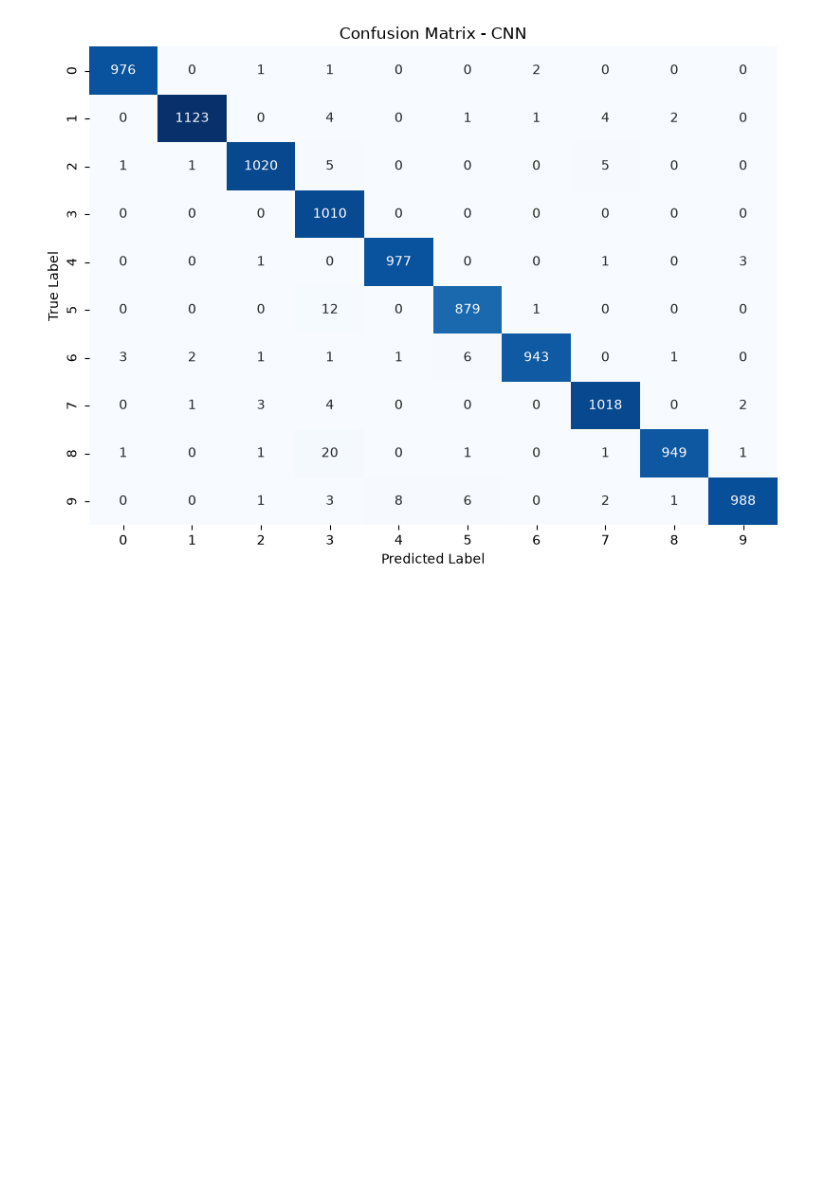
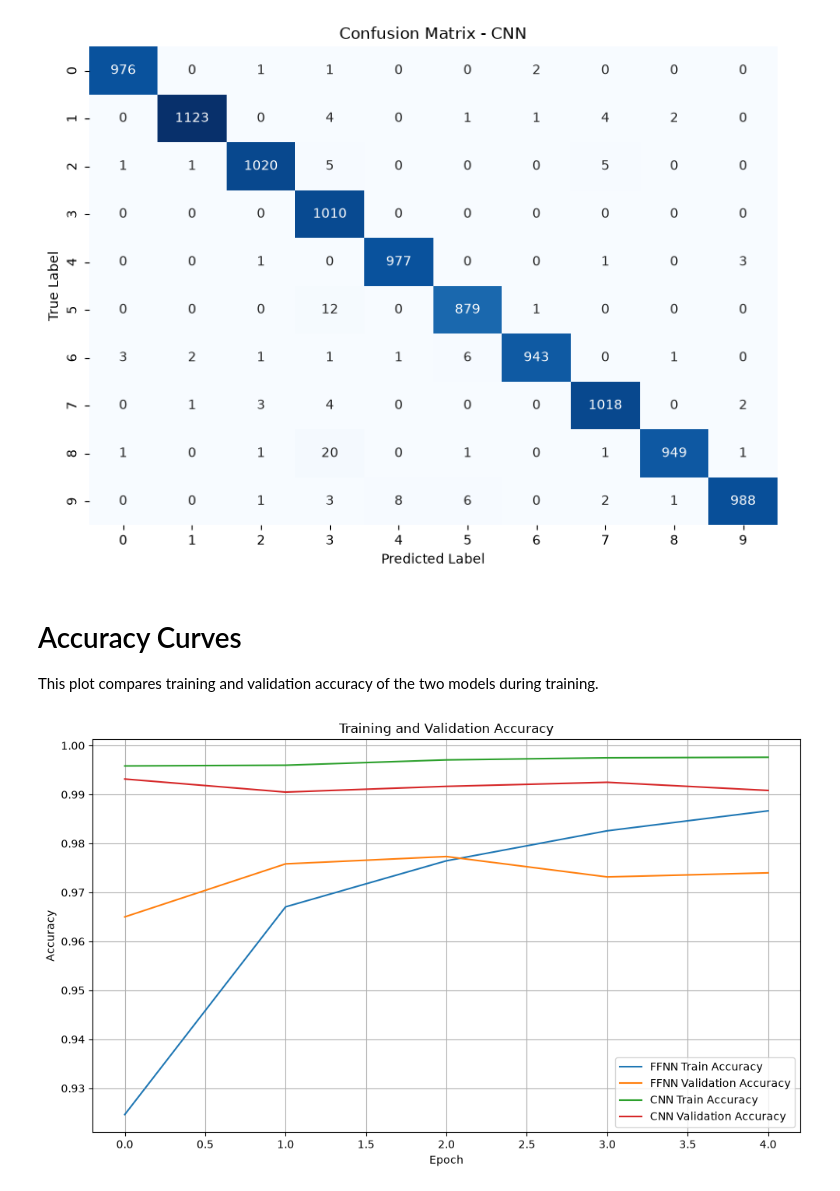
Before and after one commit to misshosseini/mini-deep-learning-experiment, a Jupyter notebook: mnist_ffnn_vs_cnn.ipynb, the cells around one changed output. Saved outputs shown, nothing was run; the diff lists cells and outputs as text; code cells hidden in the pictures; blank space fills up the shorter version.

Commit message:
Accuracy Curves

```diff
--- a/mnist_ffnn_vs_cnn.ipynb
+++ b/mnist_ffnn_vs_cnn.ipynb
@@ -650,3 +650,47 @@ plt.savefig(
 plt.show()
 # %% [output]
 [figure]
+# %% [markdown]
+# Accuracy Curves
+This plot compares training and validation accuracy of the two models
+during training.
+# %%
+plt.figure(figsize=(10, 6))
+
+plt.plot(
+    ffnn_history.history["accuracy"],
+    label="FFNN Train Accuracy"
+)
+
+plt.plot(
+    ffnn_history.history["val_accuracy"],
+    label="FFNN Validation Accuracy"
+)
+
+plt.plot(
+    cnn_history.history["accuracy"],
+    label="CNN Train Accuracy"
+)
+
+plt.plot(
+    cnn_history.history["val_accuracy"],
+    label="CNN Validation Accuracy"
+)
+
+plt.title("Training and Validation Accuracy")
+plt.xlabel("Epoch")
+plt.ylabel("Accuracy")
+plt.legend()
+plt.grid()
+
+plt.tight_layout()
+
+plt.savefig(
+    "plots/accuracy_curves.png",
+    dpi=300,
+    bbox_inches="tight"
+)
+
+plt.show()
+# %% [output]
+[figure, added]
```
Also changed, not shown: 1 other file.
